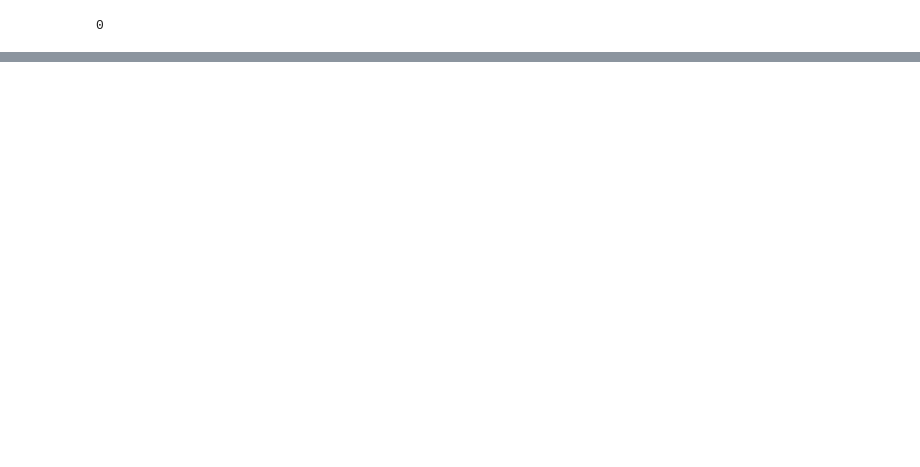
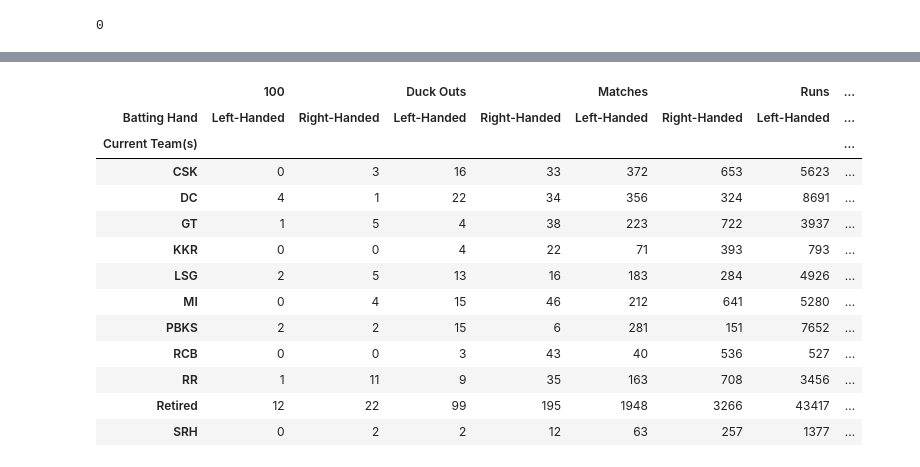
Before and after one commit to Udhay2898/IPL, a Jupyter notebook: IPL_Stats.ipynb, the cells around one changed output, grey strips where cells are left out. Cells and saved outputs as stored; diff of their text form; code cells hidden in the pictures; blank space fills up the shorter version.

```diff
--- a/IPL_Stats.ipynb
+++ b/IPL_Stats.ipynb
@@ -266,0 +305,18 @@ Player :
+# %%
+pivot_table_1 = df.pivot_table(index='Current Team(s)', columns='Batting Hand', values=['Matches', 'Runs', '100', 'Duck Outs'], aggfunc='sum')
+pivot_table_1
+# %% [output]
+|  | 100 |  | Duck Outs |  | Matches |  | Runs | ... |
+| Batting Hand | Left-Handed | Right-Handed | Left-Handed | Right-Handed | Left-Handed | Right-Handed | Left-Handed | ... |
+| Current Team(s) |  |  |  |  |  |  |  | ... |
+| CSK | 0 | 3 | 16 | 33 | 372 | 653 | 5623 | ... |
+| DC | 4 | 1 | 22 | 34 | 356 | 324 | 8691 | ... |
+| GT | 1 | 5 | 4 | 38 | 223 | 722 | 3937 | ... |
+| KKR | 0 | 0 | 4 | 22 | 71 | 393 | 793 | ... |
+| LSG | 2 | 5 | 13 | 16 | 183 | 284 | 4926 | ... |
+| MI | 0 | 4 | 15 | 46 | 212 | 641 | 5280 | ... |
+| PBKS | 2 | 2 | 15 | 6 | 281 | 151 | 7652 | ... |
+| RCB | 0 | 0 | 3 | 43 | 40 | 536 | 527 | ... |
+| RR | 1 | 11 | 9 | 35 | 163 | 708 | 3456 | ... |
+| Retired | 12 | 22 | 99 | 195 | 1948 | 3266 | 43417 | ... |
+| SRH | 0 | 2 | 2 | 12 | 63 | 257 | 1377 | ... |
```
Also changed, not shown: parts of 29 cells of this notebook.
